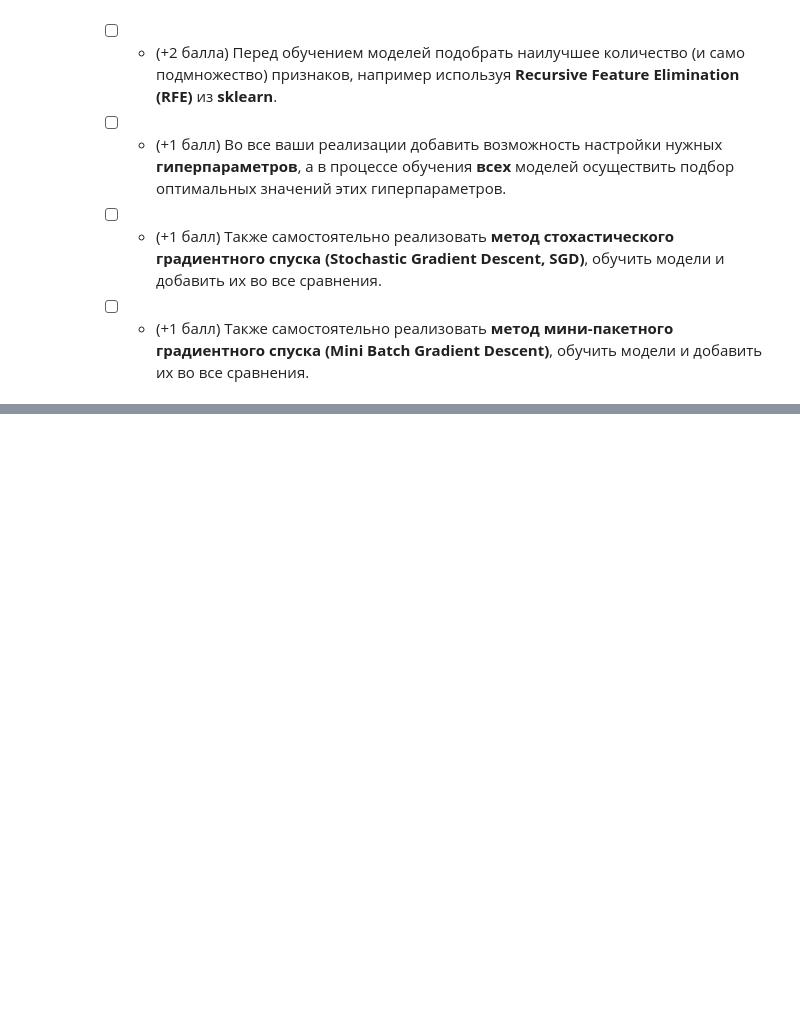
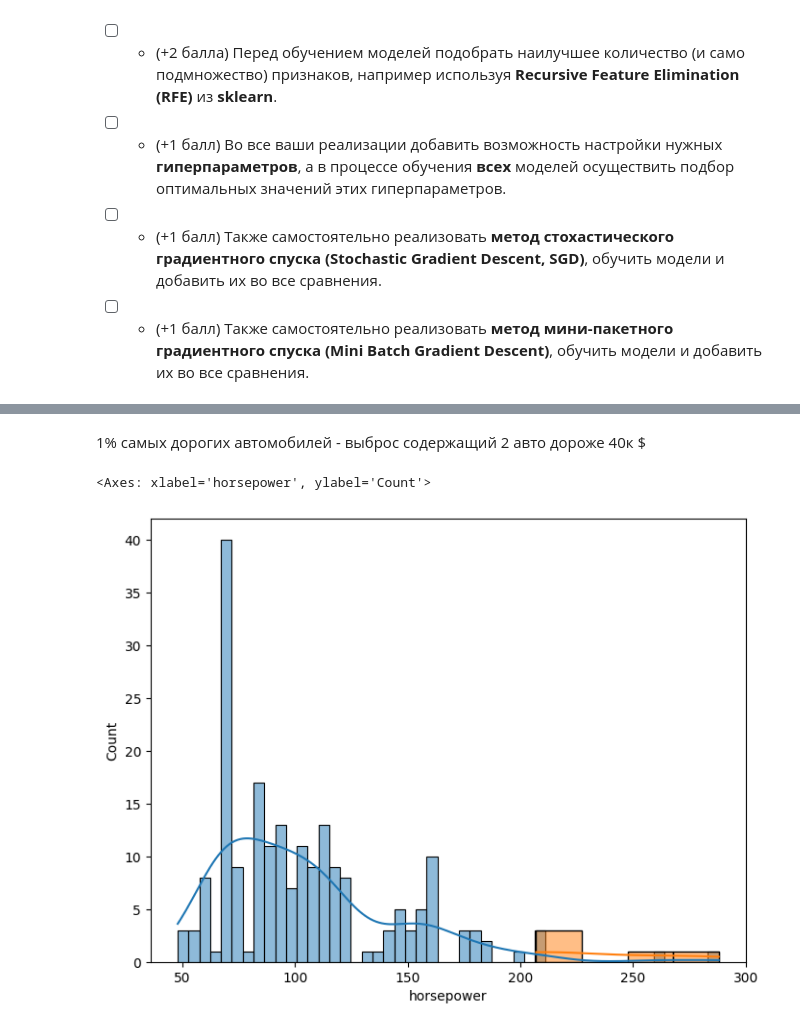
Before and after one commit to Tamerlantame/ml-course, a Jupyter notebook: tasks/task_02.ipynb, the cells around one changed output, grey strips where cells are left out. Cells and saved outputs as stored; diff of their text form; code cells hidden in the pictures; blank space fills up the shorter version.

```diff
--- a/tasks/task_02.ipynb
+++ b/tasks/task_02.ipynb
@@ -34,0 +120,9 @@ import re
+# %% [markdown]
+1% самых дорогих автомобилей - выброс содержащий 2 авто дороже 40к $
+# %%
+plt.figure(figsize=(8, 6))
+sns.histplot(df['horsepower'], bins = 50, kde=True)
+sns.histplot(df[df['horsepower'] > 200]['horsepower'], kde=True)
+# %% [output]
+<Axes: xlabel='horsepower', ylabel='Count'>
+[figure, added]
```
Also changed, not shown: parts of 27 cells of this notebook.
